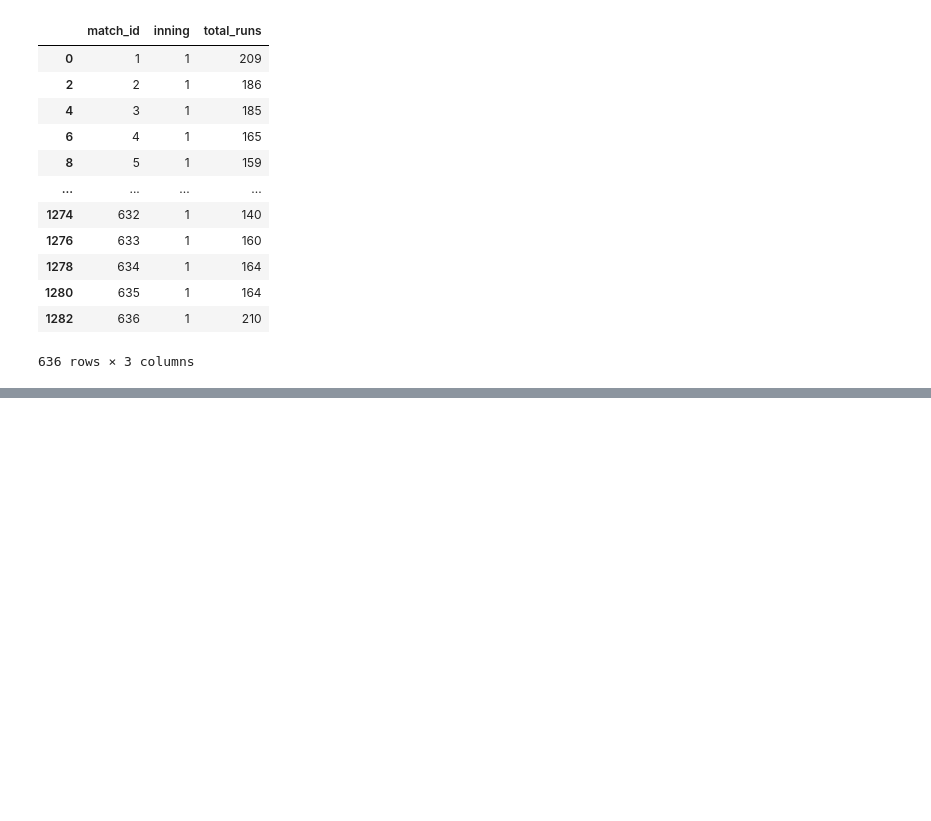
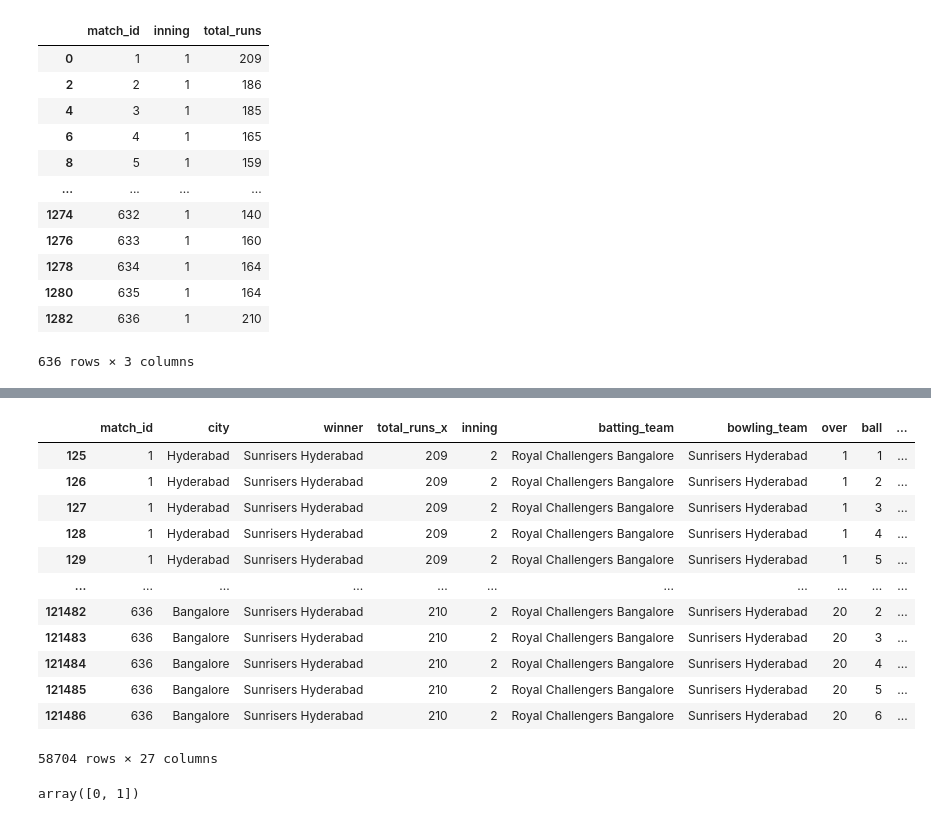
Before and after one commit to JOCRZ/Data-Science-Diploma, a Jupyter notebook: Machine-Learning/Logistic-Regression/Project3/model3.ipynb, the cells around one changed output, grey strips where cells are left out. Saved outputs shown, nothing was run; the diff lists cells and outputs as text; code cells hidden in the pictures; blank space fills up the shorter version.

```diff
--- a/Machine-Learning/Logistic-Regression/Project3/model3.ipynb
+++ b/Machine-Learning/Logistic-Regression/Project3/model3.ipynb
@@ -63,0 +152,4 @@ totalrun_df
+# %%
+delivery_df = match_df.merge(deliveries,on='match_id')
+
+delivery_df.head(5)
@@ -63,0 +173,3 @@ totalrun_df
+# %%
+delivery_df = delivery_df[delivery_df['inning'] == 2]
+delivery_df.head()
@@ -63,0 +188,5 @@ totalrun_df
+# %%
+# current score of particular match
+delivery_df['total_runs_y'] = delivery_df['total_runs_y'].astype(int)
+delivery_df['current_score'] = delivery_df.groupby('match_id')['total_runs_y'].cumsum()
+delivery_df.head(5)
@@ -63,0 +201,6 @@ totalrun_df
+# %%
+# runs left
+
+delivery_df['runs_left'] = delivery_df['total_runs_x']-delivery_df['current_score']
+
+delivery_df.head()
@@ -63,0 +215,40 @@ totalrun_df
+# %%
+# balls left
+
+
+delivery_df['balls_left'] = 126-(delivery_df['over']*6+delivery_df['ball'])
+
+delivery_df
+# %% [output]
+|  | match_id | city | winner | total_runs_x | inning | batting_team | bowling_team | over | ball | ... |
+| 125 | 1 | Hyderabad | Sunrisers Hyderabad | 209 | 2 | Royal Challengers Bangalore | Sunrisers Hyderabad | 1 | 1 | ... |
+| 126 | 1 | Hyderabad | Sunrisers Hyderabad | 209 | 2 | Royal Challengers Bangalore | Sunrisers Hyderabad | 1 | 2 | ... |
+| 127 | 1 | Hyderabad | Sunrisers Hyderabad | 209 | 2 | Royal Challengers Bangalore | Sunrisers Hyderabad | 1 | 3 | ... |
+| 128 | 1 | Hyderabad | Sunrisers Hyderabad | 209 | 2 | Royal Challengers Bangalore | Sunrisers Hyderabad | 1 | 4 | ... |
+| 129 | 1 | Hyderabad | Sunrisers Hyderabad | 209 | 2 | Royal Challengers Bangalore | Sunrisers Hyderabad | 1 | 5 | ... |
+| ... | ... | ... | ... | ... | ... | ... | ... | ... | ... | ... |
+| 121482 | 636 | Bangalore | Sunrisers Hyderabad | 210 | 2 | Royal Challengers Bangalore | Sunrisers Hyderabad | 20 | 2 | ... |
+| 121483 | 636 | Bangalore | Sunrisers Hyderabad | 210 | 2 | Royal Challengers Bangalore | Sunrisers Hyderabad | 20 | 3 | ... |
+| 121484 | 636 | Bangalore | Sunrisers Hyderabad | 210 | 2 | Royal Challengers Bangalore | Sunrisers Hyderabad | 20 | 4 | ... |
+| 121485 | 636 | Bangalore | Sunrisers Hyderabad | 210 | 2 | Royal Challengers Bangalore | Sunrisers Hyderabad | 20 | 5 | ... |
+| 121486 | 636 | Bangalore | Sunrisers Hyderabad | 210 | 2 | Royal Challengers Bangalore | Sunrisers Hyderabad | 20 | 6 | ... |
+58704 rows × 27 columns
+# %%
+
+# filling nan values with "0"
+
+delivery_df['player_dismissed'] = delivery_df['player_dismissed'].fillna("0")
+
+# now we will convert this player_dismissed col into a boolean col
+# if the player is not dismissed then it's 0 else its 1
+
+delivery_df['player_dismissed'] = delivery_df['player_dismissed'].apply(lambda x:x if x=="0" else "1")
+
+# converting string to int
+
+delivery_df['player_dismissed'] = delivery_df['player_dismissed'].astype('int')
+
+
+delivery_df['player_dismissed'].unique()
+# %% [output]
+array([0, 1])
```
Also changed, not shown: parts of 26 cells of this notebook, 1 other file.
